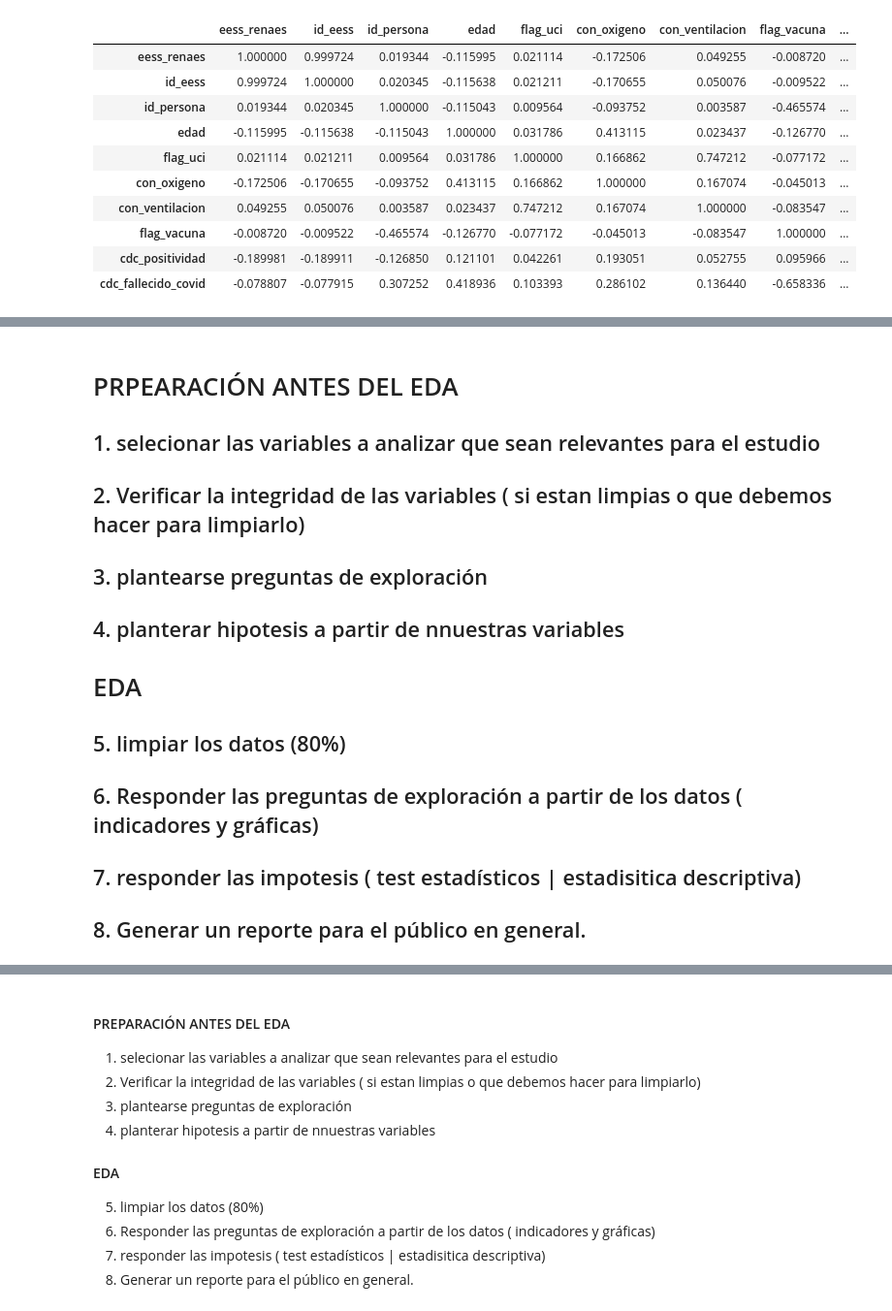
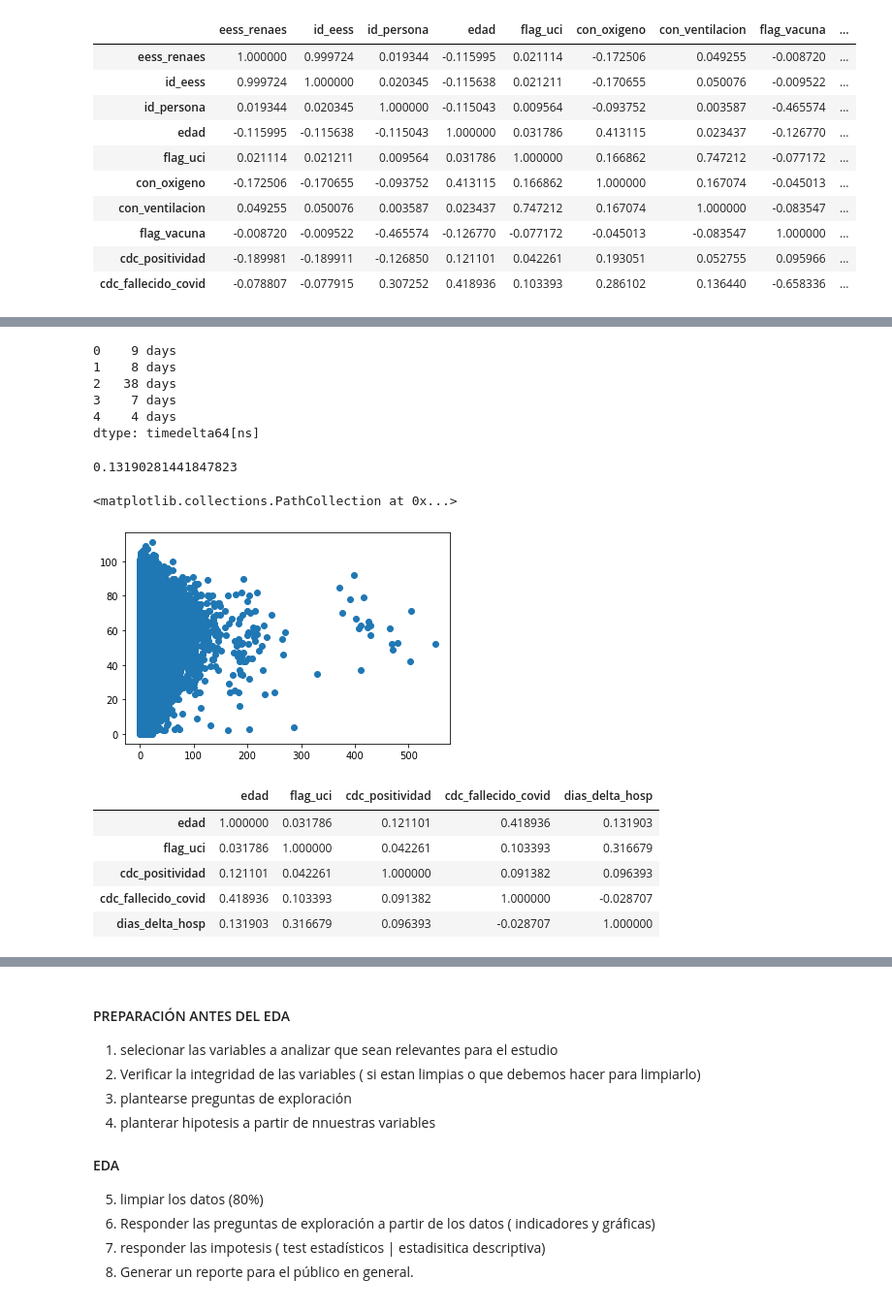
Before and after one commit to jose25050/pythonAnalyticsBootcamp, a Jupyter notebook: src/eda.ipynb, the cells around one changed output, grey strips where cells are left out. Shown: that part at 97% size. Drawn from its saved outputs; the diff is of its cells as text; code cells hidden in the pictures.

```diff
--- a/src/eda.ipynb
+++ b/src/eda.ipynb
@@ -248,7 +243,6 @@ df_main.corr()
 | cdc_positividad | -0.189981 | -0.189911 | -0.126850 | 0.121101 | 0.042261 | 0.193051 | 0.052755 | 0.095966 | ... |
 | cdc_fallecido_covid | -0.078807 | -0.077915 | 0.307252 | 0.418936 | 0.103393 | 0.286102 | 0.136440 | -0.658336 | ... |
 # %%
-#construir variable tiempo de hospitalización por covid
-
-df_main["fecha_ingreso_hosp"] = pd.to_datetime(df_main["fecha_ingreso_hosp"],format= "%d/%m/%Y")
-df_main[]
+# Construir variable tiempo de hospitalizacion por covid
+df_main['fecha_ingreso_hosp_dt'] = pd.to_datetime(df_main['fecha_ingreso_hosp'], format="%d/%m/%Y")
+df_main['fecha_segumiento_hosp_ultimo_dt'] = pd.to_datetime(df_main['fecha_segumiento_hosp_ultimo'], format="%d/%m/%Y")
@@ -270,11 +249,25 @@ Name: fecha_ingreso_hosp, Length: 136422, dtype: object
-# %% [markdown]
-# PRPEARACIÓN ANTES DEL EDA
-## 1. selecionar las variables a analizar que sean relevantes para el estudio
-## 2. Verificar la integridad de las variables ( si estan limpias o que debemos hacer para limpiarlo)
-## 3. plantearse preguntas de exploración
-## 4. planterar hipotesis a partir de nnuestras variables
-# EDA
-## 5. limpiar los datos (80%)
-## 6. Responder las preguntas de exploración a partir de los datos ( indicadores y gráficas)
-## 7. responder las impotesis ( test estadísticos | estadisitica descriptiva)
-## 8. Generar un reporte para el público en general.
+# %%
+dias_hosp = df_main['fecha_segumiento_hosp_ultimo_dt'] - df_main['fecha_ingreso_hosp_dt']
+dias_hosp.head()
+# %% [output]
+0    9 days
+1    8 days
+2   38 days
+3    7 days
+4    4 days
+dtype: timedelta64[ns]
+# %%
+# De segundos a dias
+dias_hosp = dias_hosp.dt.total_seconds() / 60 / 60 / 24
+# %%
+df_main['dias_delta_hosp'] = dias_hosp
+# %%
+## correlación de días en el hospital con la edad
+df_main['dias_delta_hosp'].corr(df_main['edad'])
+# %% [output]
+0.13190281441847823
+# %%
+plt.scatter(x=df_main['dias_delta_hosp'], y=df_main['edad'])
+# %% [output]
+<matplotlib.collections.PathCollection at 0x...>
+[figure, added]
@@ -280,0 +277,10 @@ Name: fecha_ingreso_hosp, Length: 136422, dtype: object
+# %%
+corr_matrix  = df_main[corr_matrix_var].corr()
+corr_matrix
+# %% [output]
+|  | edad | flag_uci | cdc_positividad | cdc_fallecido_covid | dias_delta_hosp |
+| edad | 1.000000 | 0.031786 | 0.121101 | 0.418936 | 0.131903 |
+| flag_uci | 0.031786 | 1.000000 | 0.042261 | 0.103393 | 0.316679 |
+| cdc_positividad | 0.121101 | 0.042261 | 1.000000 | 0.091382 | 0.096393 |
+| cdc_fallecido_covid | 0.418936 | 0.103393 | 0.091382 | 1.000000 | -0.028707 |
+| dias_delta_hosp | 0.131903 | 0.316679 | 0.096393 | -0.028707 | 1.000000 |
```
Also changed, not shown: parts of 9 cells of this notebook.
